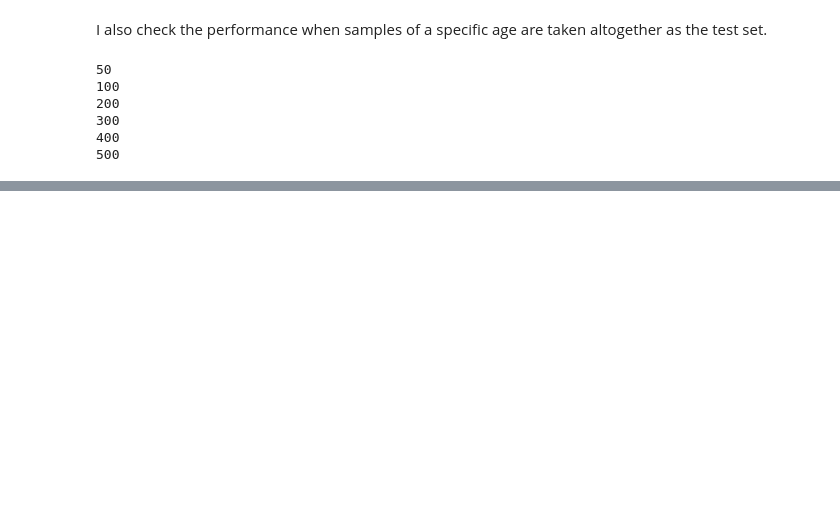
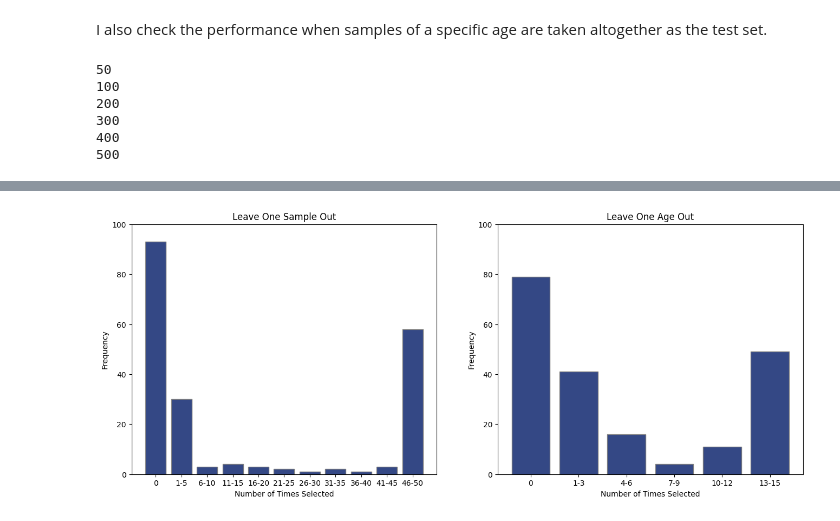
Before and after one commit to mkbwang/planarian-gene-expression, a Jupyter notebook: Elastic_Net.ipynb, the cells around one changed output, grey strips where cells are left out. Drawn from its saved outputs; the diff is of its cells as text; code cells hidden in the pictures; blank space fills up the shorter version.

```diff
--- a/Elastic_Net.ipynb
+++ b/Elastic_Net.ipynb
@@ -146,0 +246,27 @@ with open("linear_model/age_instability.pkl", 'wb') as f:
+# %%
+loso_frequency = np.sum(loso_coefficients !=0, axis=0)
+loso_frequency_condensed = [np.sum(np.logical_and(loso_frequency > j*5, loso_frequency <=(j+1)*5)) for j in range(10)]
+loso_frequency_condensed.insert(0, np.sum(loso_frequency == 0))
+loso_categories = ["0"] + [f'{j*5+1}-{(j+1)*5}' for j in range(10)]
+# %%
+loao_frequency = np.sum(loao_coefficients !=0, axis=0)
+loao_frequency_condensed = [np.sum(np.logical_and(loao_frequency > j*3, loao_frequency <=(j+1)*3)) for j in range(5)]
+loao_frequency_condensed.insert(0, np.sum(loao_frequency == 0))
+loao_categories = ["0"] + [f'{j*3+1}-{(j+1)*3}' for j in range(5)]
+# %%
+fig3, ax3=plt.subplots(figsize=(16, 6), nrows=1, ncols=2)
+ax3[0].bar(loso_categories, loso_frequency_condensed, color=color_blue, edgecolor=color_gray)
+ax3[0].set_xlabel("Number of Times Selected")
+ax3[0].set_ylabel("Frequency")
+ax3[0].set_title("Leave One Sample Out")
+ax3[0].set_ylim(0, 100)
+
+ax3[1].bar(loao_categories, loao_frequency_condensed, color=color_blue, edgecolor=color_gray)
+ax3[1].set_xlabel("Number of Times Selected")
+ax3[1].set_ylabel("Frequency")
+ax3[1].set_title("Leave One Age Out")
+ax3[1].set_ylim(0, 100)
+
+fig3.savefig("linear_model/Selection_Frequency.png", bbox_inches='tight', dpi=400)
+# %% [output]
+[figure, added]
```
Also changed, not shown: parts of 25 cells of this notebook.
